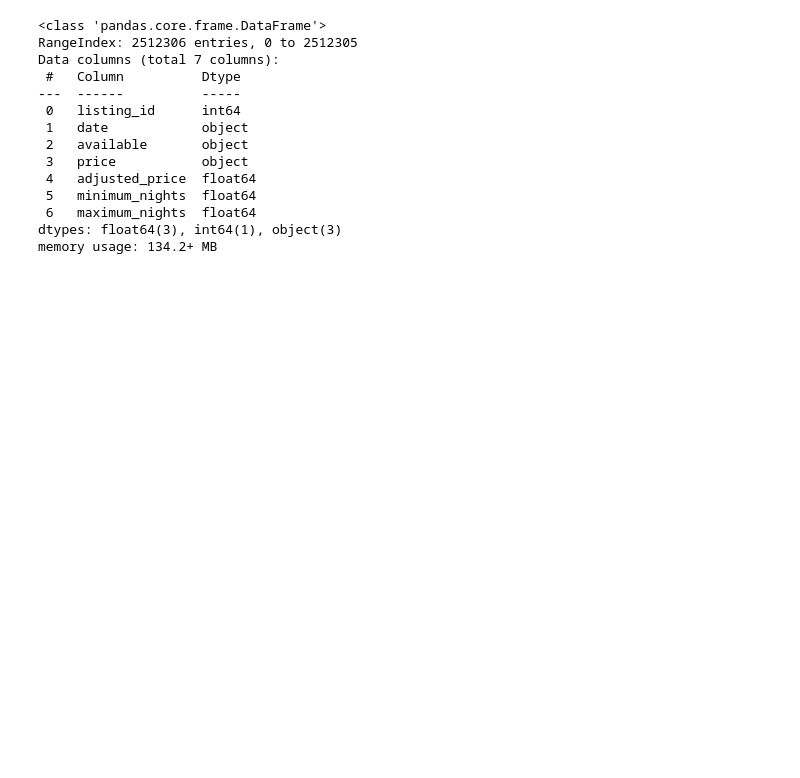
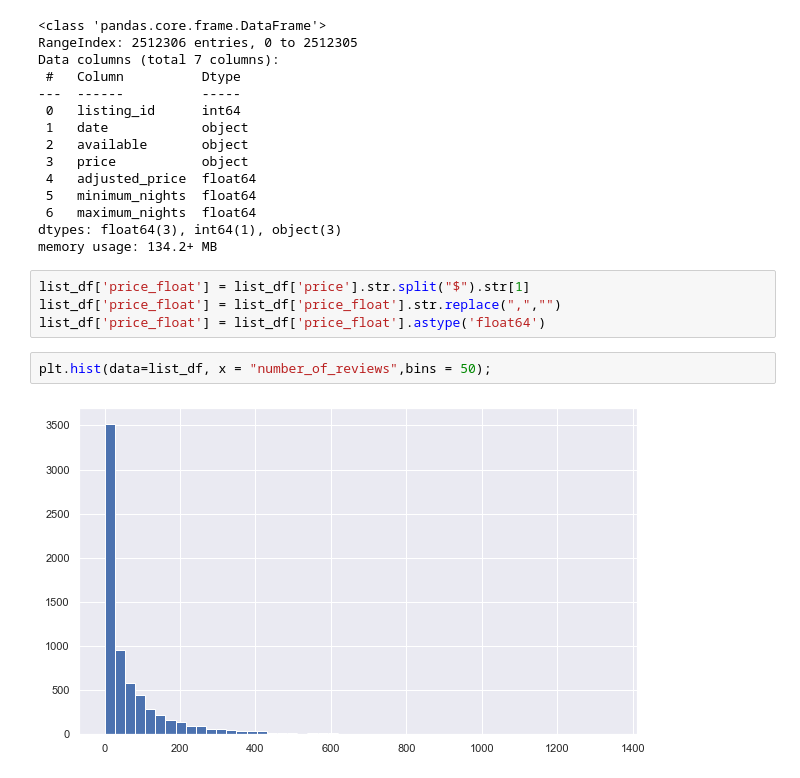
Before and after one commit to demccusker/AirBnB_analysis, a Jupyter notebook: AirBnB_Analysis.ipynb, the cells around one changed output. Drawn from its saved outputs; the diff is of its cells as text; blank space fills up the shorter version.

```diff
--- a/AirBnB_Analysis.ipynb
+++ b/AirBnB_Analysis.ipynb
@@ -84,3 +92,11 @@ Data columns (total 7 columns):
  6   maximum_nights  float64
 dtypes: float64(3), int64(1), object(3)
 memory usage: 134.2+ MB
+# %%
+list_df['price_float'] = list_df['price'].str.split("$").str[1]
+list_df['price_float'] = list_df['price_float'].str.replace(",","")
+list_df['price_float'] = list_df['price_float'].astype('float64')
+# %%
+plt.hist(data=list_df, x = "number_of_reviews",bins = 50);
+# %% [output]
+[figure, added]
```
Also changed, not shown: parts of 12 cells of this notebook.
